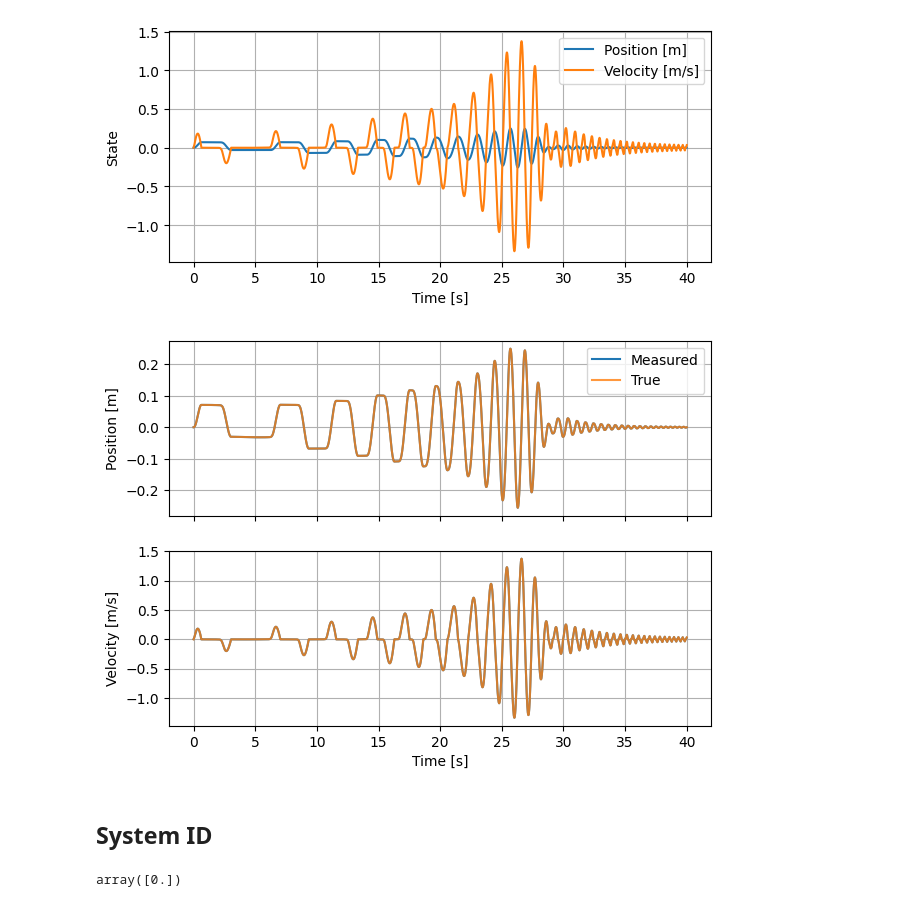
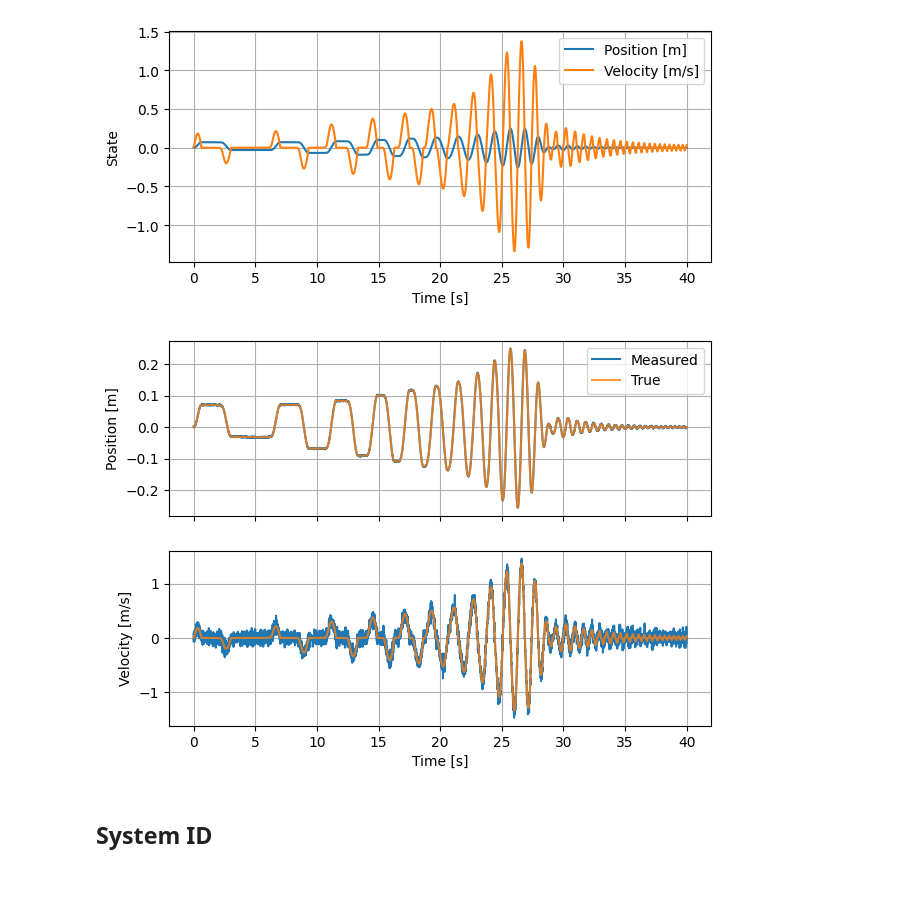
Before and after one commit to PineTreeLabs/archimedes, a Jupyter notebook: docs/source/tutorials/approximation/sysid.ipynb, the cells around one changed output. Saved outputs shown, nothing was run; the diff lists cells and outputs as text; code cells hidden in the pictures.

```diff
--- a/docs/source/tutorials/approximation/sysid.ipynb
+++ b/docs/source/tutorials/approximation/sysid.ipynb
@@ -5,0 +48,7 @@ import archimedes as arc
+# %%
+nx = 2  # Number of states (position, velocity)
+
+def sys_rhs(t, y, u, friction=true_friction):
+    x, v = y
+    f = -friction(v) - k * x + u
+    return np.hstack([v, f / m])
@@ -105,13 +223,11 @@ plt.show()
 # %%
+def chirp_rhs(t, y, friction):
+    u = np.interp(t, tp, u_chirp)
+    return sys_rhs(t, y, u)
 
-def ode_rhs(t, y, friction):
-    u = np.interp(t, tp, u_chirp)
-    x, v = y
-    f = -friction(v) - k * x + u
-    return np.hstack([v, f / m])
 
 y0 = np.array([0.0, 0.0])
-ys = arc.odeint(ode_rhs, [t0, tf], y0, t_eval=tp, args=(true_friction,))
+ys = arc.odeint(chirp_rhs, [t0, tf], y0, t_eval=tp, args=(true_friction,))
 
 fig, ax = plt.subplots(1, 1, figsize=(7, 3))
 ax.plot(tp, ys[0], label='Position [m]')
@@ -126,41 +242,33 @@ plt.show()
 # %%
 # Subsample to 100 Hz and add noise
 
 ts = np.arange(t0, tf, 1e-2)
 xs = np.interp(ts, tp, ys[0])
-xs += 1e-6 * np.random.randn(len(xs))  # Add noise
+xs += 1e-3 * np.random.randn(len(xs))  # Add noise
 
 data = arc.sysid.Timeseries(
     ts=ts,
     us=np.interp(ts, tp, u_chirp).reshape(1, -1),
     ys=xs.reshape(1, -1),
 )
 
 fig, ax = plt.subplots(2, 1, figsize=(7, 5), sharex=True)
 ax[0].plot(ts, xs, label="Measured")
 ax[0].plot(tp, ys[0], alpha=0.8, label="True")
 ax[0].set_ylabel('Position [m]')
 ax[0].grid()
 ax[0].legend()
 vs_fd = np.gradient(xs, ts)
 ax[1].plot(ts, vs_fd, label="Measured")
 ax[1].plot(tp, ys[1], alpha=0.8, label="True")
 ax[1].set_xlabel('Time [s]')
 ax[1].set_ylabel('Velocity [m/s]')
 ax[1].grid()
 plt.show()
 # %% [output]
-[figure, old version]
+[figure, new version]
 # %% [markdown]
 ## System ID
-# %%
-# bkpts = np.linspace(-1, 1, 30) ** 3
-bkpts = np.linspace(-1, 1, 10)
-space = FunctionSpace.piecewise("hermite", order=4, breakpoints=bkpts, continuity=1)
-p = np.zeros_like(space.function().coefficients)
-space.function(p)(np.atleast_1d(1.0))
-# %% [output]
-array([0.])
 # %%
 
 @arc.struct
```
Also changed, not shown: parts of 24 cells of this notebook.
